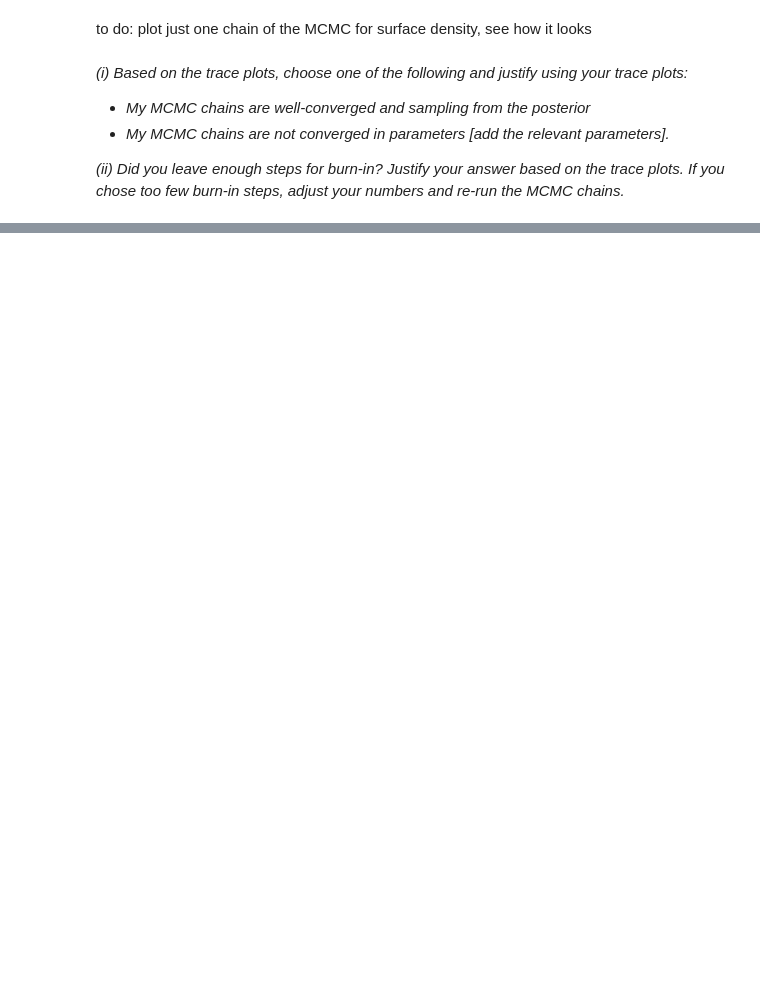
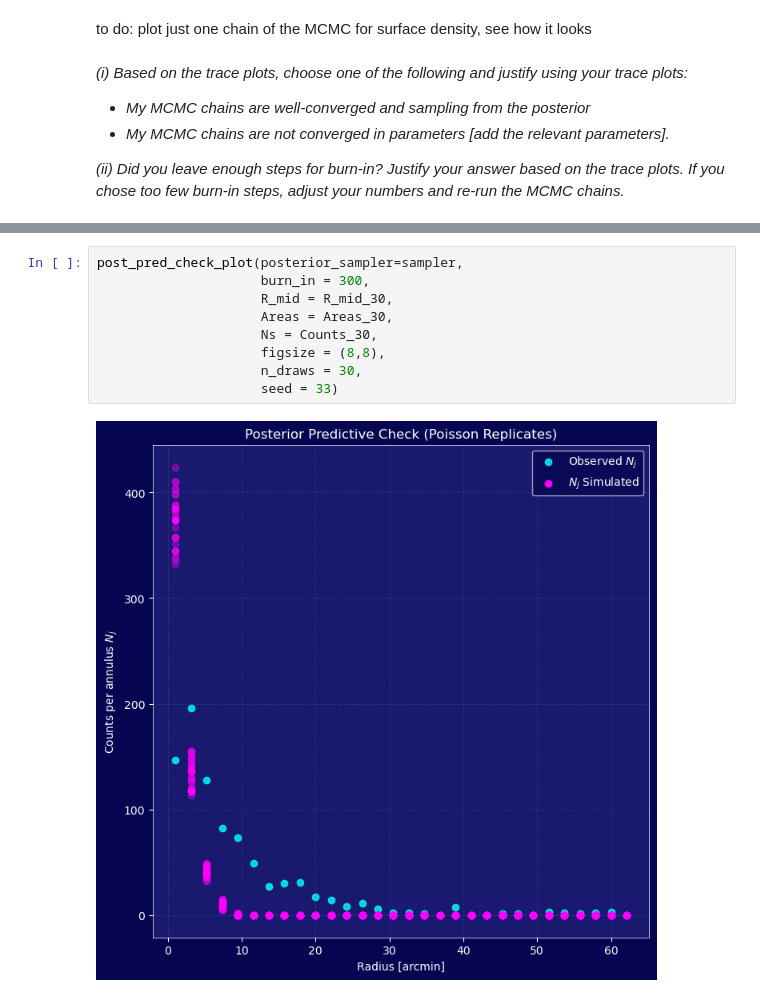
Before and after one commit to lea-y01/phys_stats, a Jupyter notebook: assignments/assignment_2/assignment2_V2.ipynb, the cells around one changed output, grey strips where cells are left out. Cells and saved outputs as stored; diff of their text form; blank space fills up the shorter version.

```diff
--- a/assignments/assignment_2/assignment2_V2.ipynb
+++ b/assignments/assignment_2/assignment2_V2.ipynb
@@ -1131,0 +1329,11 @@ oh dear! (expected)
+# %%
+post_pred_check_plot(posterior_sampler=sampler,
+                     burn_in = 300,
+                     R_mid = R_mid_30,
+                     Areas = Areas_30,
+                     Ns = Counts_30,
+                     figsize = (8,8),
+                     n_draws = 30,
+                     seed = 33)
+# %% [output]
+[figure, added]
```
Also changed, not shown: parts of 51 cells of this notebook.
